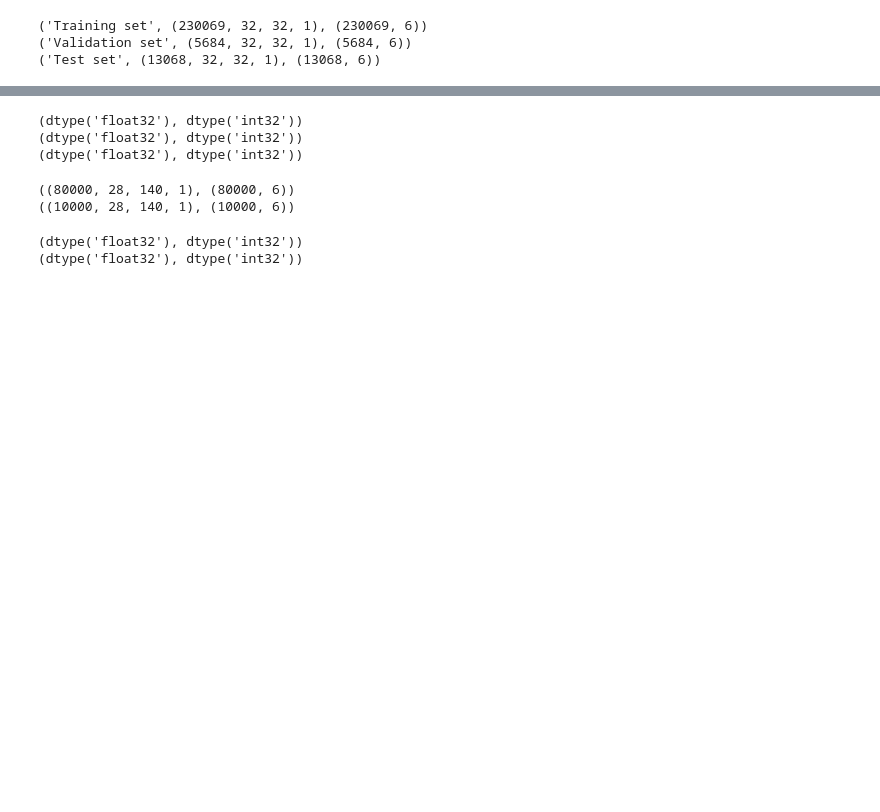
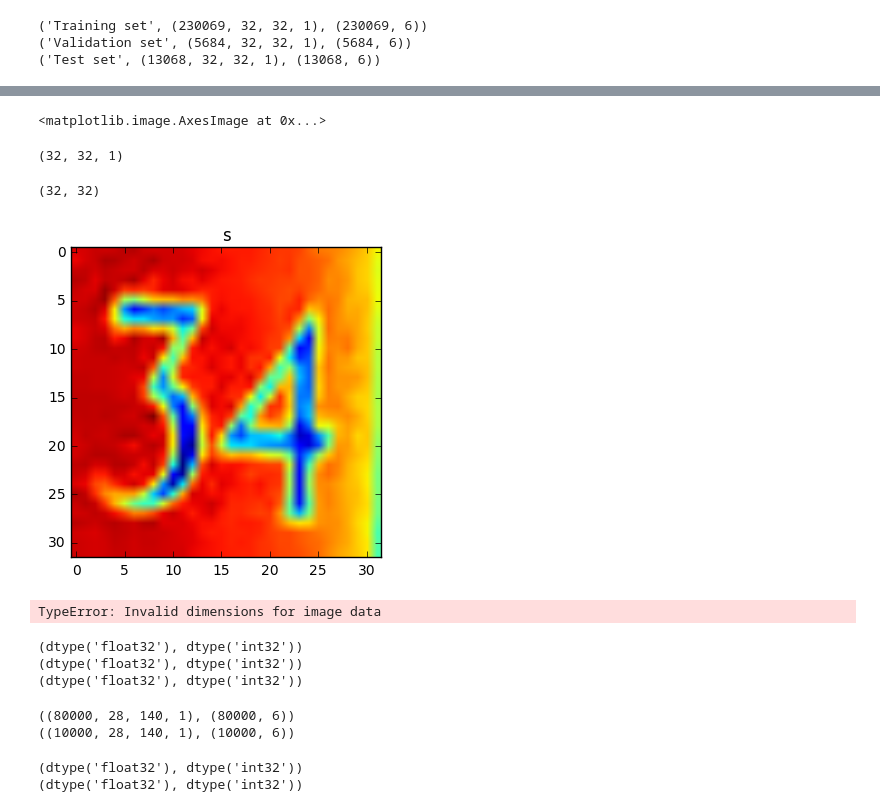
Before and after one commit to himanshubabal/Google-Street-View-House-Numbers, a Jupyter notebook: CNN_on_Multi.ipynb, the cells around one changed output, grey strips where cells are left out. Cells and saved outputs as stored; diff of their text form; code cells hidden in the pictures; blank space fills up the shorter version.

```diff
--- a/CNN_on_Multi.ipynb
+++ b/CNN_on_Multi.ipynb
@@ -30,3 +32,8 @@ with open(pickle_file, 'rb') as f:
 svhn_train_labels = (svhn_train_labels.astype(np.int32))
 svhn_test_labels = (svhn_test_labels.astype(np.int32))
 svhn_valid_labels = (svhn_valid_labels.astype(np.int32))
+# %%
+def plot_img(image, title):
+    plt.imshow(image)
+    plt.title(title)
+    plt.show()
@@ -33,3 +49,26 @@ svhn_valid_labels = (svhn_valid_labels.astype(np.int32))
+# %%
+imshow(img)
+# %% [output]
+<matplotlib.image.AxesImage at 0x...>
+# %%
+one = np.copy(svhn_test_dataset[10])
+one.shape
+# %% [output]
+(32, 32, 1)
+# %%
+one = one.reshape(one.shape[:2])
+# %%
+one.shape
+# %% [output]
+(32, 32)
+# %%
+plot_img(one, 's')
+# %% [output]
+[figure, added]
+# %%
+plot_img(svhn_test_dataset[0],'1')
+# %% [output]
+TypeError: Invalid dimensions for image data
 # %%
 print(svhn_train_dataset.dtype, svhn_train_labels.dtype)
 print(svhn_test_dataset.dtype, svhn_test_labels.dtype)
```
Also changed, not shown: parts of 3 cells of this notebook.
